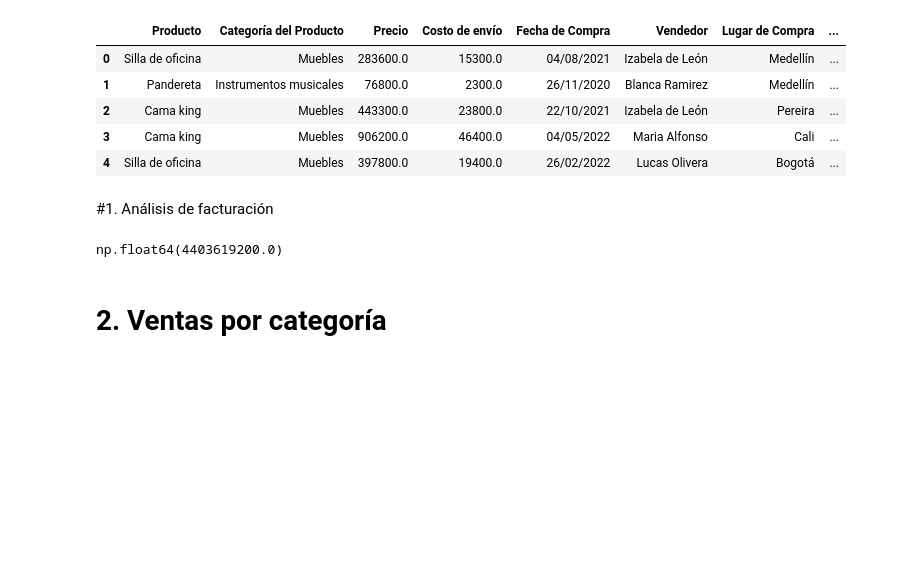
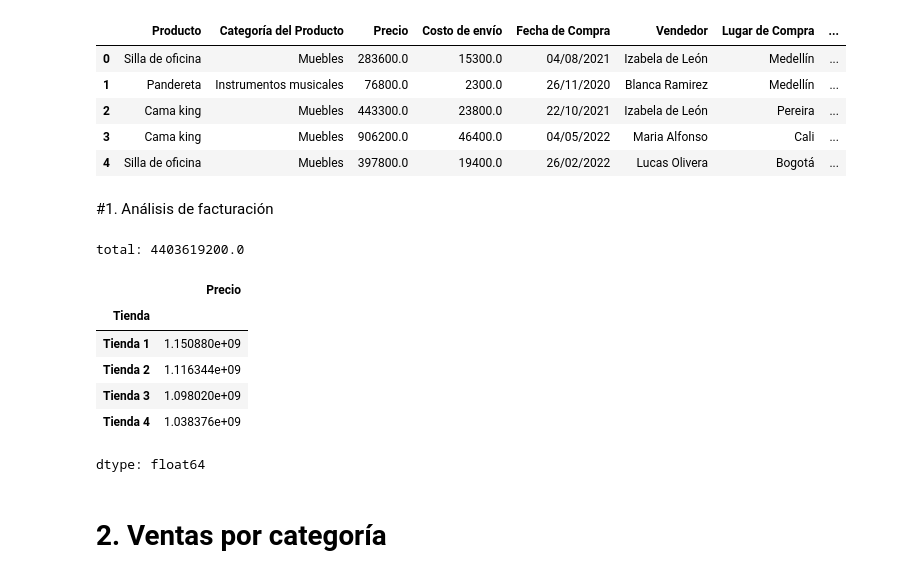
Before and after one commit to Eduardogallegos-garcia/Challenge-Alura-store, a Jupyter notebook: AluraStoreLatam.ipynb, the cells around one changed output. Cells and saved outputs as stored; diff of their text form; code cells hidden in the pictures; blank space fills up the shorter version.

Commit message:
Facturación por tienda

```diff
--- a/AluraStoreLatam.ipynb
+++ b/AluraStoreLatam.ipynb
@@ -37,17 +35,33 @@ tienda2.head()
 # %%
 #Agregamos una columna de tienda, con el identificador de cada tienda
 tienda["Tienda"]="Tienda 1"
 tienda2["Tienda"]="Tienda 2"
 tienda3["Tienda"]="Tienda 3"
 tienda4["Tienda"]="Tienda 4"
 
 #Unimos en un solo df para su analisis
 df = pd.concat([tienda, tienda2,tienda3,tienda4], ignore_index=True)
+#Se analisa la facturación por tienda
+facturacion_tienda=df.groupby("Tienda")["Precio"].sum()
+
 #Se analisa la Facturación total.
 facturacion_total=df["Precio"].sum()
-facturacion_total
+# se muestran los resultados
+
+
+print(f"total: {facturacion_total}")
+
+
+facturacion_tienda
 # %% [output]
-np.float64(4403619200.0)
+total: 4403619200.0
+|  | Precio |
+| Tienda |  |
+| Tienda 1 | 1.150880e+09 |
+| Tienda 2 | 1.116344e+09 |
+| Tienda 3 | 1.098020e+09 |
+| Tienda 4 | 1.038376e+09 |
+dtype: float64
 # %% [markdown]
 # 2. Ventas por categoría
 # %% [markdown]
```
Also changed, not shown: parts of 1 cell of this notebook.
